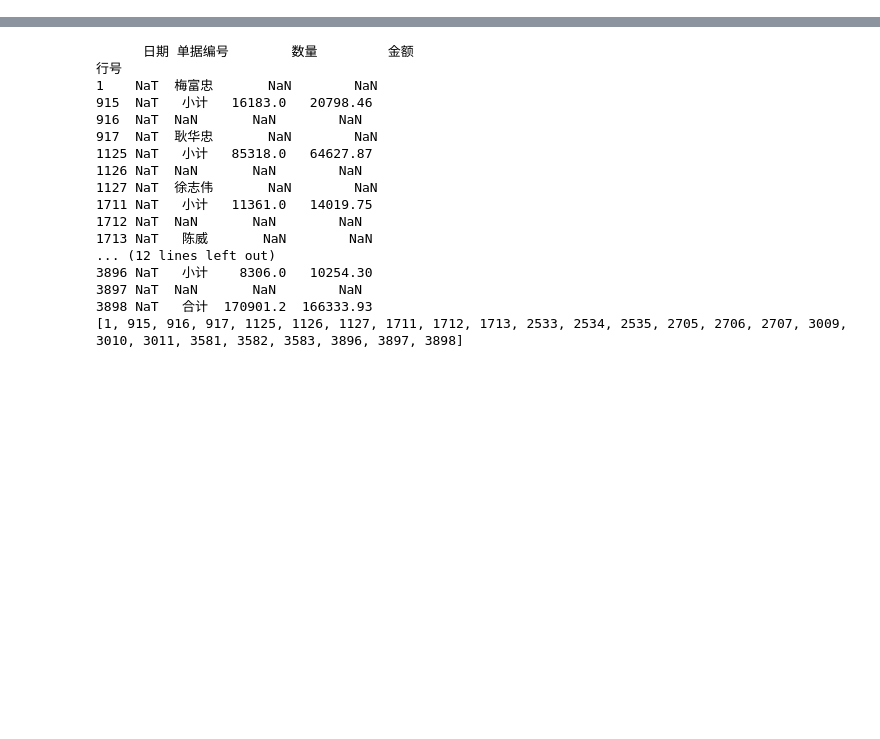
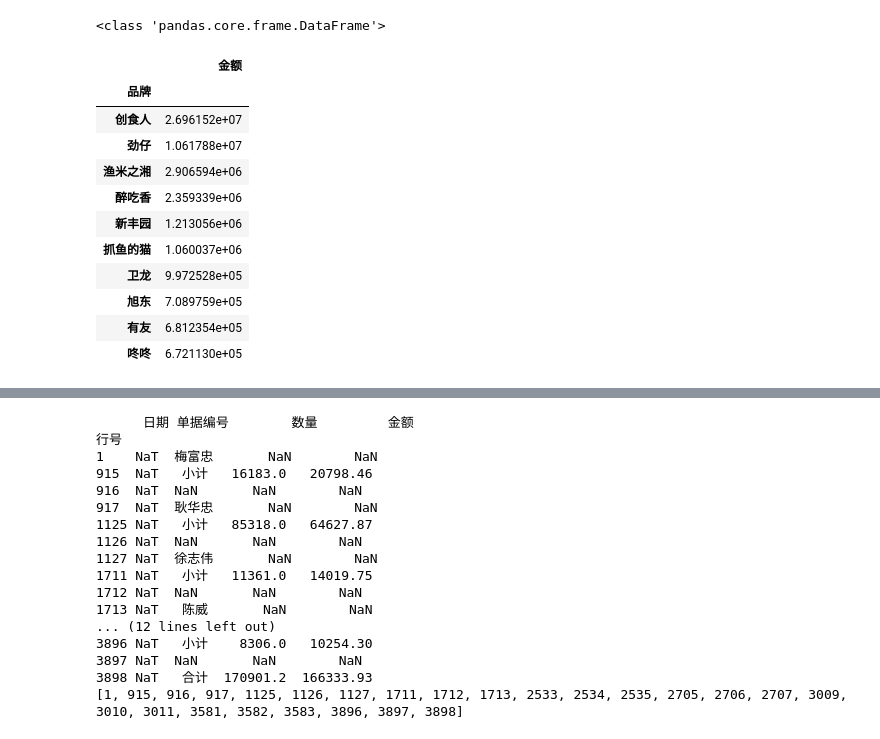
Before and after one commit to heart5/everwork, a Jupyter notebook: chuliyuanshuju.ipynb, the cells around one changed output, grey strips where cells are left out. Saved outputs shown, nothing was run; the diff lists cells and outputs as text; code cells hidden in the pictures; blank space fills up the shorter version.

```diff
--- a/chuliyuanshuju.ipynb
+++ b/chuliyuanshuju.ipynb
@@ -0,0 +35,30 @@
+# %%
+# 统计品牌销售
+from imp4nb import *
+
+cnx = lite.connect('data\\quandan.db')
+df = pd.read_sql_query(
+                    "select 日期,xiaoshoumingxi.单位全名 as 客户名称,customer.往来单位编号 as 编号,金额,substr(customer.往来单位编号,1,2) as 区域 ,"
+                    "substr(customer.往来单位编号,12,1) as 类型,product.品牌名称  as 品牌 from xiaoshoumingxi,"
+                    "customer,product where (customer.往来单位 = xiaoshoumingxi.单位全名) "
+                    "and (product.商品全名 = xiaoshoumingxi.商品全名)" , cnx)
+# df.index = df['日期']
+# df = df[df.区域.isin(('33','34'))]
+df = df.groupby('品牌').sum()
+df = df.sort_values('金额',ascending=False)
+print(type(df))
+df.head(10)
+# %% [output]
+<class 'pandas.core.frame.DataFrame'>
+|  | 金额 |
+| 品牌 |  |
+| 创食人 | 2.696152e+07 |
+| 劲仔 | 1.061788e+07 |
+| 渔米之湘 | 2.906594e+06 |
+| 醉吃香 | 2.359339e+06 |
+| 新丰园 | 1.213056e+06 |
+| 抓鱼的猫 | 1.060037e+06 |
+| 卫龙 | 9.972528e+05 |
+| 旭东 | 7.089759e+05 |
+| 有友 | 6.812354e+05 |
+| 咚咚 | 6.721130e+05 |
```
Also changed, not shown: parts of 6 cells of this notebook, 1 other file.
